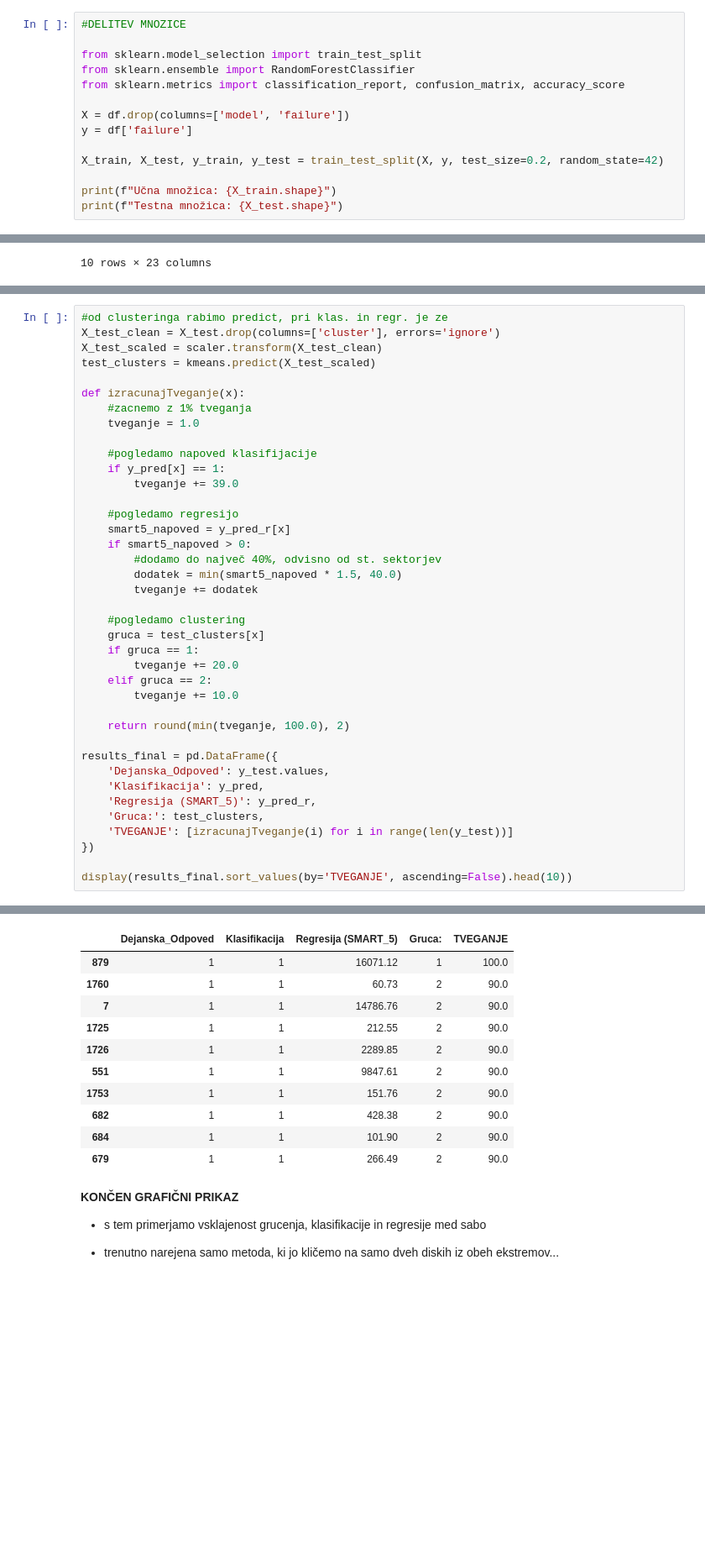
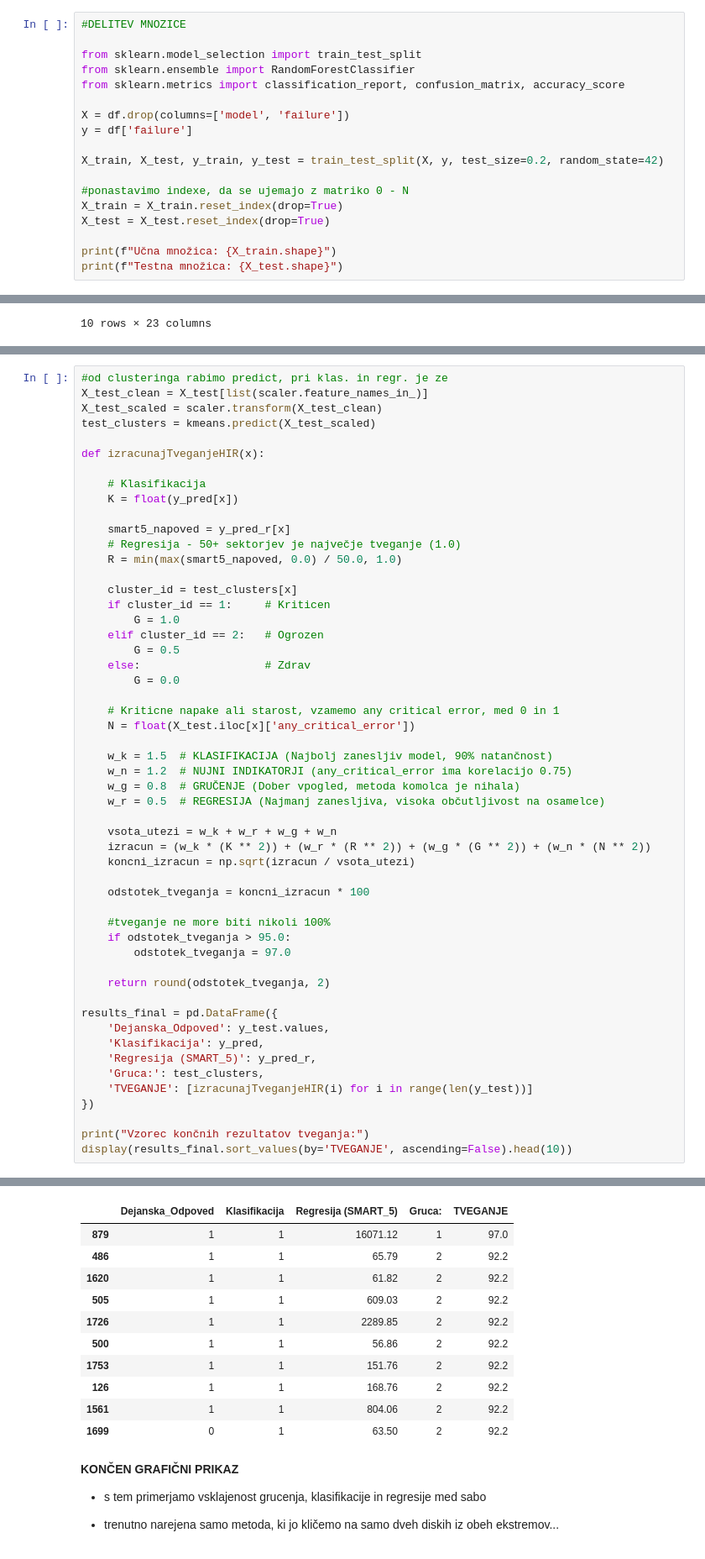
Before and after one commit to Luka-Petek/diskFailurePrediction, a Jupyter notebook: smart_scan_model.ipynb, the cells around one changed output, grey strips where cells are left out. Shown at 84% size. Saved outputs shown, nothing was run; the diff lists cells and outputs as text; blank space fills up the shorter version.

```diff
--- a/smart_scan_model.ipynb
+++ b/smart_scan_model.ipynb
@@ -644,6 +644,10 @@ y = df['failure']
 
 X_train, X_test, y_train, y_test = train_test_split(X, y, test_size=0.2, random_state=42)
 
+#ponastavimo indexe, da se ujemajo z matriko 0 - N
+X_train = X_train.reset_index(drop=True)
+X_test = X_test.reset_index(drop=True)
+
 print(f"Učna množica: {X_train.shape}")
 print(f"Testna množica: {X_test.shape}")
 # %% [output]
@@ -1146,40 +1145,54 @@ seštevek do 100% tveganja
 # %%
 #od clusteringa rabimo predict, pri klas. in regr. je ze
-X_test_clean = X_test.drop(columns=['cluster'], errors='ignore')
+X_test_clean = X_test[list(scaler.feature_names_in_)]
 X_test_scaled = scaler.transform(X_test_clean)
 test_clusters = kmeans.predict(X_test_scaled)
 
-def izracunajTveganje(x):
-    #zacnemo z 1% tveganja
-    tveganje = 1.0
+def izracunajTveganjeHIR(x):
 
-    #pogledamo napoved klasifijacije
-    if y_pred[x] == 1:
-        tveganje += 39.0
+    # Klasifikacija
+    K = float(y_pred[x])
 
-    #pogledamo regresijo
     smart5_napoved = y_pred_r[x]
-    if smart5_napoved > 0:
-        #dodamo do največ 40%, odvisno od st. sektorjev
-        dodatek = min(smart5_napoved * 1.5, 40.0)
-        tveganje += dodatek
+    # Regresija - 50+ sektorjev je največje tveganje (1.0)
+    R = min(max(smart5_napoved, 0.0) / 50.0, 1.0)
 
-    #pogledamo clustering
-    gruca = test_clusters[x]
-    if gruca == 1:
-        tveganje += 20.0
-    elif gruca == 2:
-        tveganje += 10.0
+    cluster_id = test_clusters[x]
+    if cluster_id == 1:     # Kriticen
+        G = 1.0
+    elif cluster_id == 2:   # Ogrozen
+        G = 0.5
+    else:                   # Zdrav
+        G = 0.0
 
-    return round(min(tveganje, 100.0), 2)
+    # Kriticne napake ali starost, vzamemo any critical error, med 0 in 1
+    N = float(X_test.iloc[x]['any_critical_error'])
+
+    w_k = 1.5  # KLASIFIKACIJA (Najbolj zanesljiv model, 90% natančnost)
+    w_n = 1.2  # NUJNI INDIKATORJI (any_critical_error ima korelacijo 0.75)
+    w_g = 0.8  # GRUČENJE (Dober vpogled, metoda komolca je nihala)
+    w_r = 0.5  # REGRESIJA (Najmanj zanesljiva, visoka občutljivost na osamelce)
+
+    vsota_utezi = w_k + w_r + w_g + w_n
+    izracun = (w_k * (K ** 2)) + (w_r * (R ** 2)) + (w_g * (G ** 2)) + (w_n * (N ** 2))
+    koncni_izracun = np.sqrt(izracun / vsota_utezi)
+
+    odstotek_tveganja = koncni_izracun * 100
+
+    #tveganje ne more biti nikoli 100%
+    if odstotek_tveganja > 95.0:
+        odstotek_tveganja = 97.0
+
+    return round(odstotek_tveganja, 2)
 
 results_final = pd.DataFrame({
     'Dejanska_Odpoved': y_test.values,
     'Klasifikacija': y_pred,
     'Regresija (SMART_5)': y_pred_r,
     'Gruca:': test_clusters,
-    'TVEGANJE': [izracunajTveganje(i) for i in range(len(y_test))]
+    'TVEGANJE': [izracunajTveganjeHIR(i) for i in range(len(y_test))]
 })
 
+print("Vzorec končnih rezultatov tveganja:")
 display(results_final.sort_values(by='TVEGANJE', ascending=False).head(10))
 # %% [output]
@@ -1186,14 +1200,14 @@ display(results_final.sort_values(by='TVEGANJE', ascending=False).head(10))
 |  | Dejanska_Odpoved | Klasifikacija | Regresija (SMART_5) | Gruca: | TVEGANJE |
-| 879 | 1 | 1 | 16071.12 | 1 | 100.0 |
-| 1760 | 1 | 1 | 60.73 | 2 | 90.0 |
-| 7 | 1 | 1 | 14786.76 | 2 | 90.0 |
-| 1725 | 1 | 1 | 212.55 | 2 | 90.0 |
-| 1726 | 1 | 1 | 2289.85 | 2 | 90.0 |
-| 551 | 1 | 1 | 9847.61 | 2 | 90.0 |
-| 1753 | 1 | 1 | 151.76 | 2 | 90.0 |
-| 682 | 1 | 1 | 428.38 | 2 | 90.0 |
-| 684 | 1 | 1 | 101.90 | 2 | 90.0 |
-| 679 | 1 | 1 | 266.49 | 2 | 90.0 |
+| 879 | 1 | 1 | 16071.12 | 1 | 97.0 |
+| 486 | 1 | 1 | 65.79 | 2 | 92.2 |
+| 1620 | 1 | 1 | 61.82 | 2 | 92.2 |
+| 505 | 1 | 1 | 609.03 | 2 | 92.2 |
+| 1726 | 1 | 1 | 2289.85 | 2 | 92.2 |
+| 500 | 1 | 1 | 56.86 | 2 | 92.2 |
+| 1753 | 1 | 1 | 151.76 | 2 | 92.2 |
+| 126 | 1 | 1 | 168.76 | 2 | 92.2 |
+| 1561 | 1 | 1 | 804.06 | 2 | 92.2 |
+| 1699 | 0 | 1 | 63.50 | 2 | 92.2 |
 # %% [markdown]
 **KONČEN GRAFIČNI PRIKAZ**
 
```
Also changed, not shown: parts of 12 cells of this notebook.
